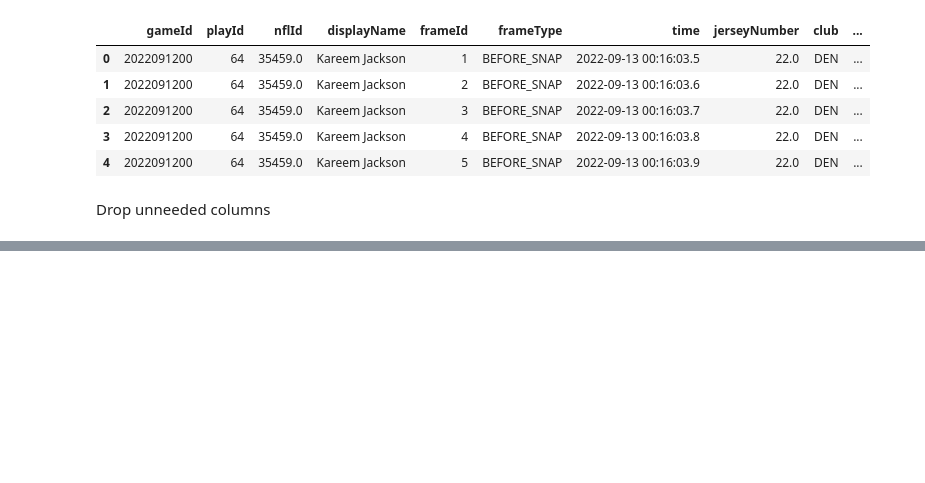
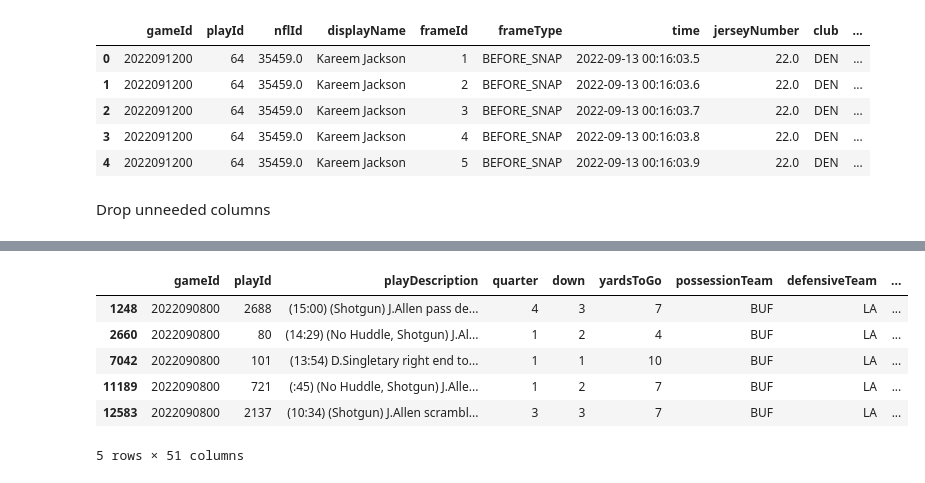
Before and after one commit to njbirk/big_data_bowl_2025, a Jupyter notebook: python/initial_idea.ipynb, the cells around one changed output, grey strips where cells are left out. Cells and saved outputs as stored; diff of their text form; code cells hidden in the pictures; blank space fills up the shorter version.

```diff
--- a/python/initial_idea.ipynb
+++ b/python/initial_idea.ipynb
@@ -264,0 +286,13 @@ defensive_tracking_data.drop(
+# %%
+game_1_player_data_defensive = player_data_defensive[player_data_defensive['gameId'] == 2022090800]
+game_1_tracking = defensive_tracking_data[defensive_tracking_data['gameId'] == 2022090800]
+game_1 = play_data[(play_data['gameId'] == 2022090800) & (play_data['blitz'] == 1)]
+game_1.head()
+# %% [output]
+|  | gameId | playId | playDescription | quarter | down | yardsToGo | possessionTeam | defensiveTeam | ... |
+| 1248 | 2022090800 | 2688 | (15:00) (Shotgun) J.Allen pass de... | 4 | 3 | 7 | BUF | LA | ... |
+| 2660 | 2022090800 | 80 | (14:29) (No Huddle, Shotgun) J.Al... | 1 | 2 | 4 | BUF | LA | ... |
+| 7042 | 2022090800 | 101 | (13:54) D.Singletary right end to... | 1 | 1 | 10 | BUF | LA | ... |
+| 11189 | 2022090800 | 721 | (:45) (No Huddle, Shotgun) J.Alle... | 1 | 2 | 7 | BUF | LA | ... |
+| 12583 | 2022090800 | 2137 | (10:34) (Shotgun) J.Allen scrambl... | 3 | 3 | 7 | BUF | LA | ... |
+5 rows × 51 columns
```
Also changed, not shown: parts of 9 cells of this notebook, 2 other files.
